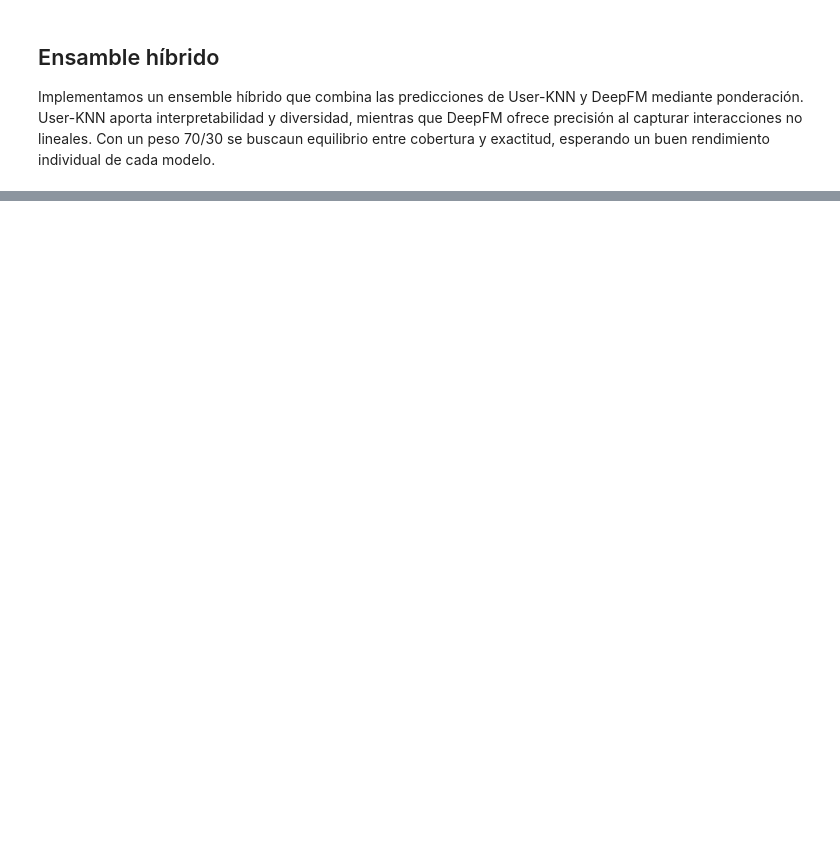
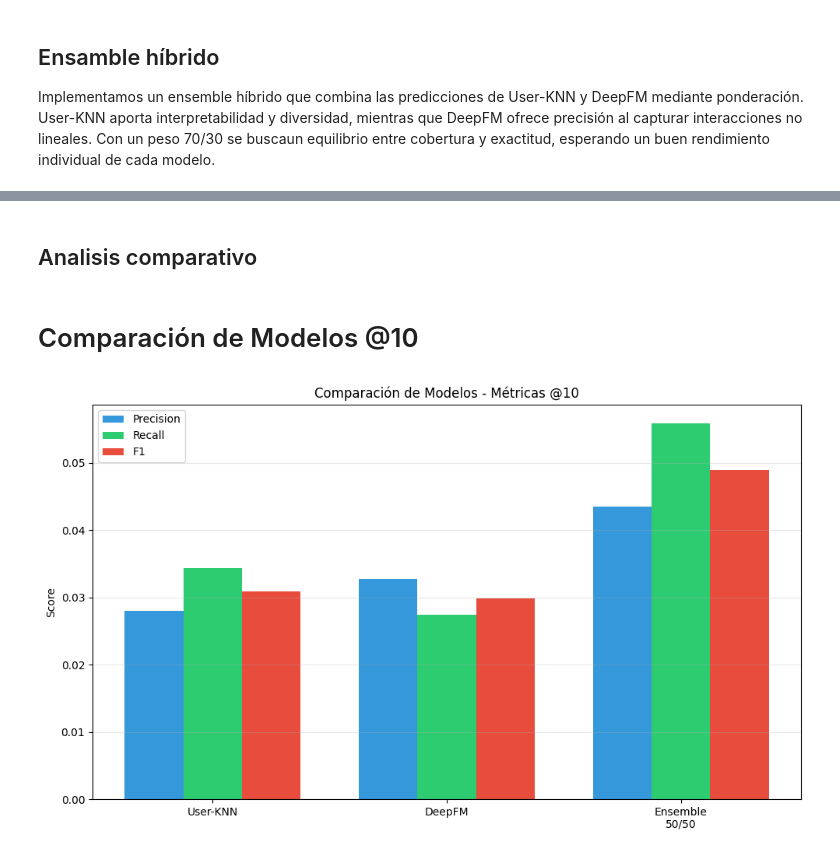
Before and after one commit to joanbrr/proyecto-RecSys-2025, a Jupyter notebook: src/Baselines.ipynb, the cells around one changed output, grey strips where cells are left out. Drawn from its saved outputs; the diff is of its cells as text; code cells hidden in the pictures; blank space fills up the shorter version.

Commit message:
add: analisis comparativo y testeo de pesos en ensamble

```diff
--- a/src/Baselines.ipynb
+++ b/src/Baselines.ipynb
@@ -463,0 +478,9 @@ F1:
+# %%
+# Configuraciones de pesos a probar
+weight_configs = {
+    'Balance (50/50)': [0.5, 0.5],
+    'Favorece Diversidad (60/40)': [0.6, 0.4],
+    'Óptimo Inicial (70/30)': [0.7, 0.3],
+    'Máxima Precisión (80/20)': [0.8, 0.2],
+    'Máxima Precisión+ (90/10)': [0.9, 0.1],
+}
@@ -463,0 +551,13 @@ F1:
+# %%
+# Encontrar la mejor configuración basada en F1 @10
+best_config = max(results_comparison.items(), key=lambda x: x[1]['f1'][10])
+best_name = best_config[0]
+best_results = best_config[1]
+
+print("\n" + "="*80)
+print(f"CONFIGURACIÓN ÓPTIMA: {best_name}")
+print("="*80)
+print(f"F1 @10: {best_results['f1'][10]:.4f}")
+print(f"Precision @10: {best_results['precision'][10]:.4f}")
+print(f"Recall @10: {best_results['recall'][10]:.4f}")
+print(f"Coverage @10: {best_results['catalog_coverage'][10]:.4f}")
@@ -463,0 +622,2 @@ F1:
+# %% [markdown]
+## Analisis comparativo
@@ -463,0 +626,25 @@ F1:
+# %% [markdown]
+# Comparación de Modelos @10
+# %%
+models = ['User-KNN', 'DeepFM', 'Ensemble\n50/50']
+precision_vals = [0.0280, results_deepfm['precision'][10], best_results['precision'][10]]
+recall_vals = [0.0343, results_deepfm['recall'][10], best_results['recall'][10]]
+f1_vals = [0.0309, results_deepfm['f1'][10], best_results['f1'][10]]
+
+x = np.arange(len(models))
+width = 0.25
+
+plt.figure(figsize=(10, 6))
+plt.bar(x - width, precision_vals, width, label='Precision', color='#3498db')
+plt.bar(x, recall_vals, width, label='Recall', color='#2ecc71')
+plt.bar(x + width, f1_vals, width, label='F1', color='#e74c3c')
+
+plt.ylabel('Score')
+plt.title('Comparación de Modelos - Métricas @10')
+plt.xticks(x, models)
+plt.legend()
+plt.grid(axis='y', alpha=0.3)
+plt.tight_layout()
+plt.show()
+# %% [output]
+[figure, added]
```
Also changed, not shown: parts of 19 cells of this notebook, 1 other file.
